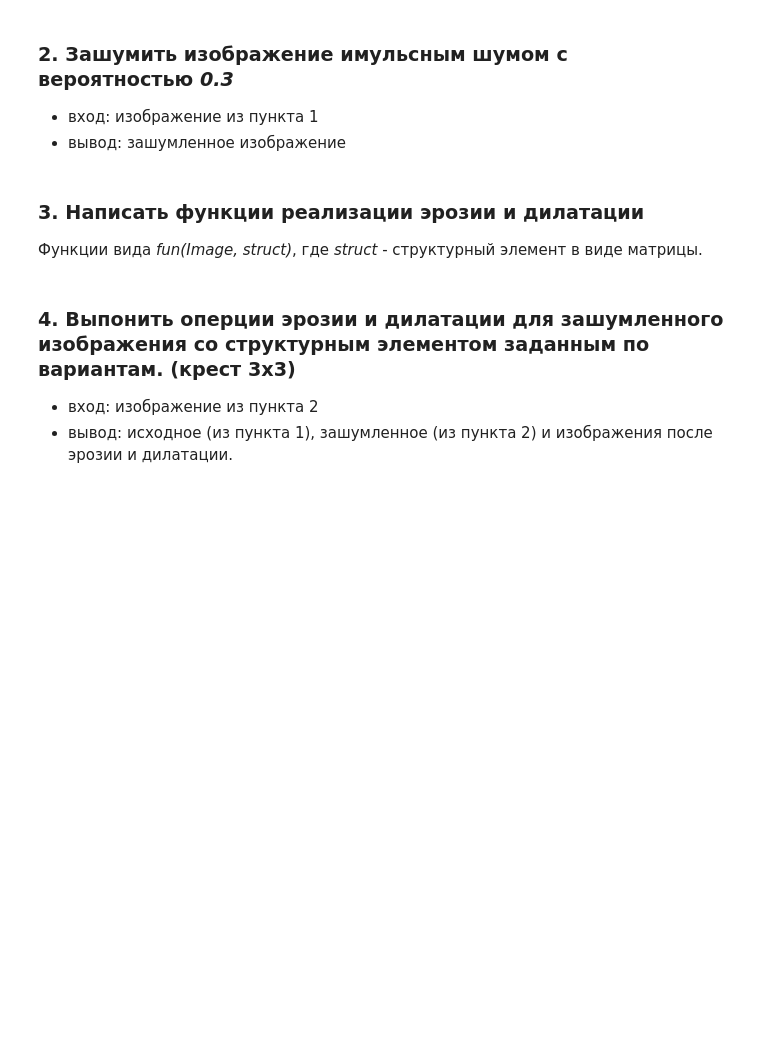
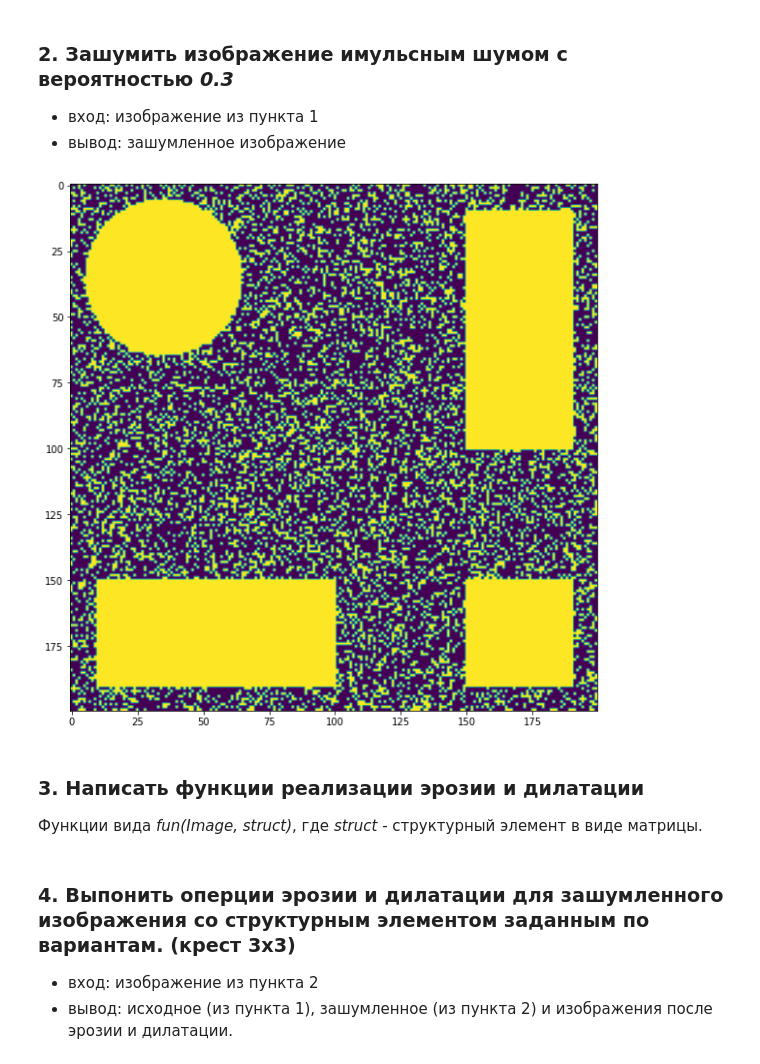
Before and after one commit to Liptee/Image-processing, a Jupyter notebook: LAB3/LAB3.ipynb, the cells around one changed output. Drawn from its saved outputs; the diff is of its cells as text; code cells hidden in the pictures; blank space fills up the shorter version.

```diff
--- a/LAB3/LAB3.ipynb
+++ b/LAB3/LAB3.ipynb
@@ -8,6 +29,23 @@
 ### 2. Зашумить изображение имульсным шумом с вероятностью *0.3*
 - вход: изображение из пункта 1
 - вывод: зашумленное изображение
+# %%
+def noise(img: np.ndarray, p: float) -> np.ndarray:
+    noise = np.array(img, copy=True)
+    p *= 100
+    for i in range (len(img)):
+        for j in range(len(img[0])):
+            if randint(0,100) < p:
+                noise[i][j] = 1
+    return noise
+# %%
+noised = noise(img, 0.3)
+fig = plt.figure(figsize=(12, 10))
+ax = fig.add_subplot()
+ax.imshow(noised)
+plt.show()
+# %% [output]
+[figure, added]
 # %% [markdown]
 ### 3. Написать функции реализации эрозии и дилатации
 Функции вида *fun(Image, struct)*, где *struct* - структурный элемент в виде матрицы.
```
Also changed, not shown: parts of 25 cells of this notebook, 3 other files.
